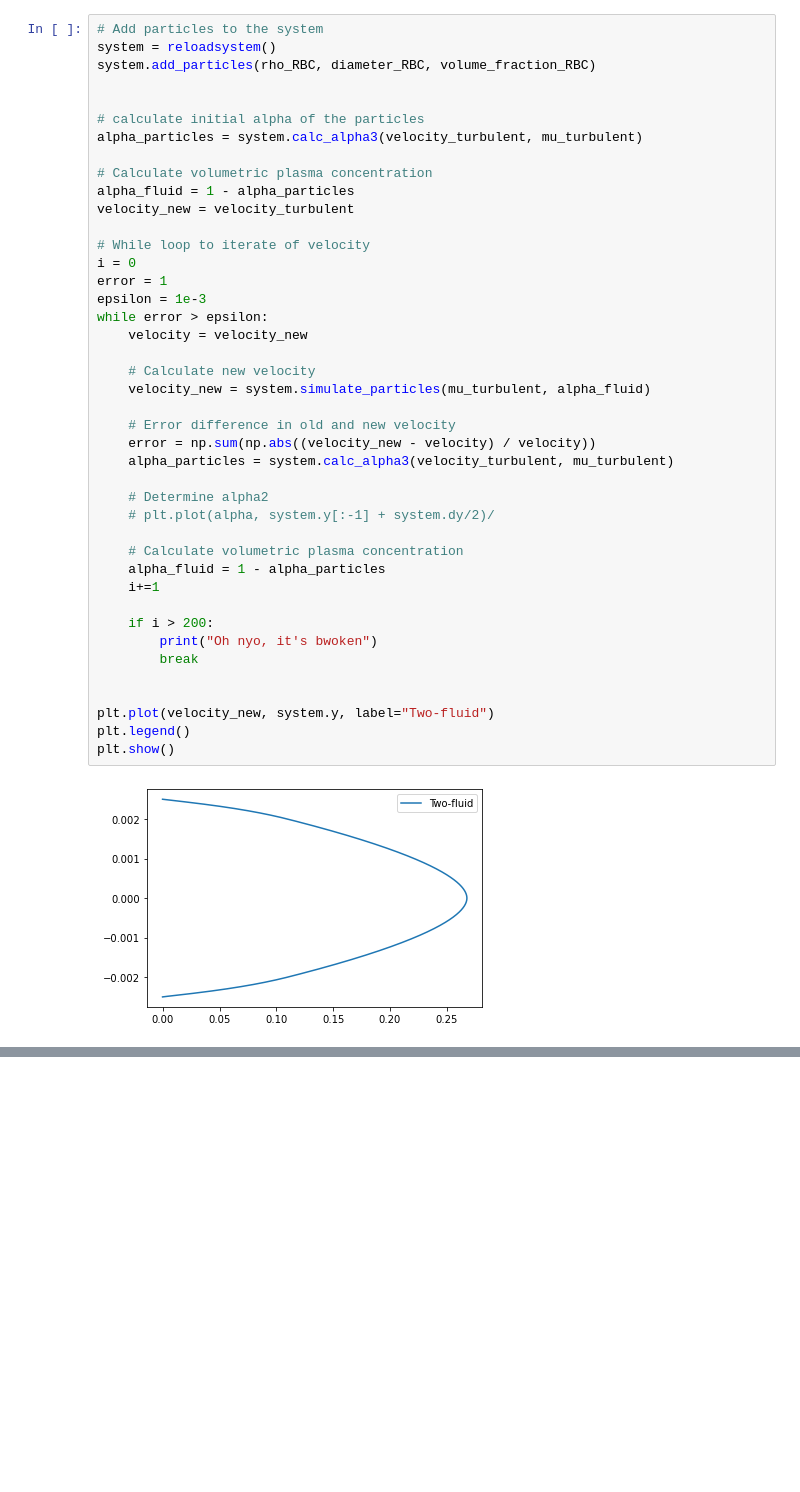
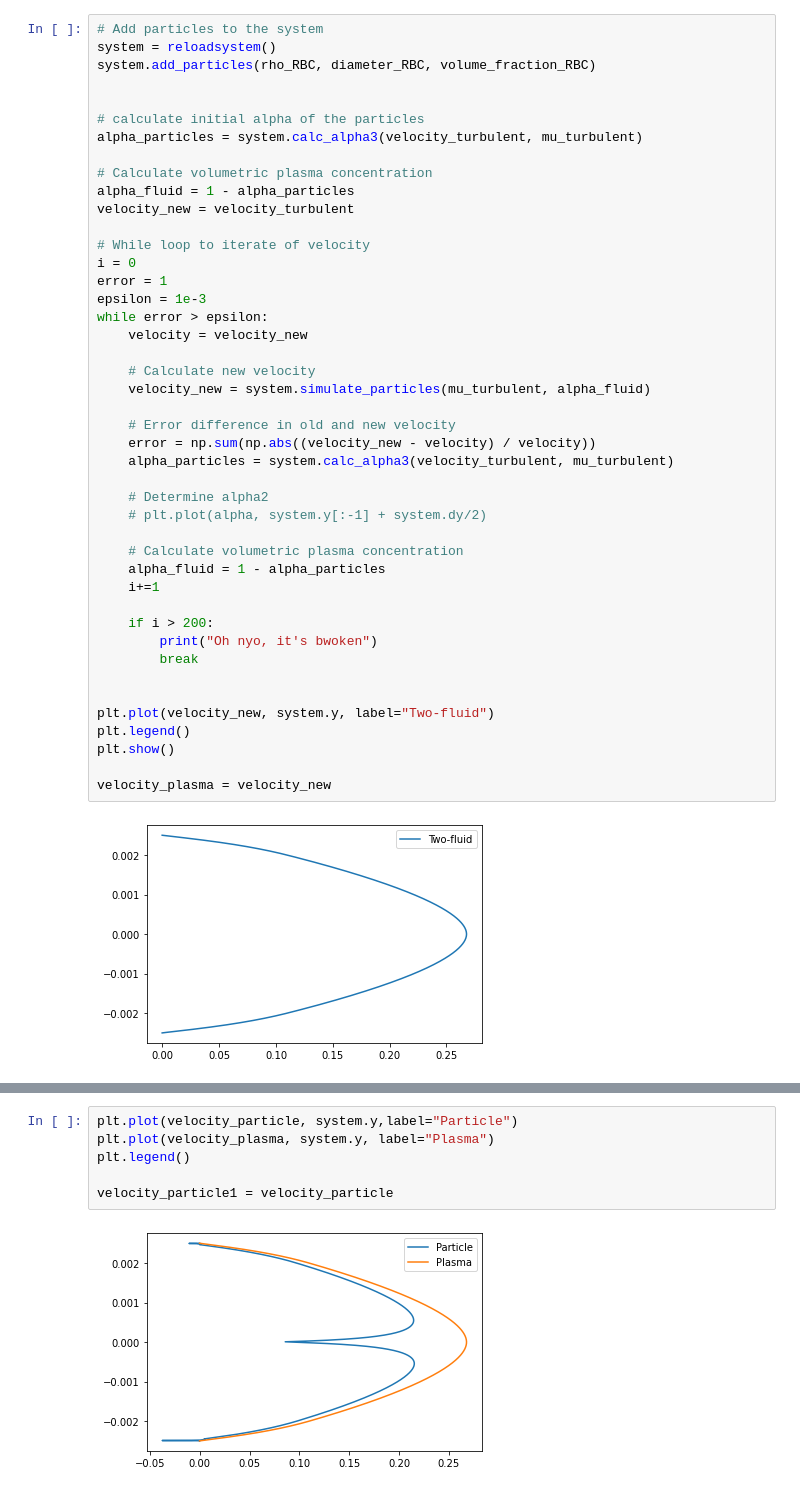
Before and after one commit to Toothpastefairy/comp_multphase_flow, a Jupyter notebook: bloodyguys.ipynb, the cells around one changed output, grey strips where cells are left out. Drawn from its saved outputs; the diff is of its cells as text; blank space fills up the shorter version.

```diff
--- a/bloodyguys.ipynb
+++ b/bloodyguys.ipynb
@@ -323,7 +357,7 @@ while error > epsilon:
     alpha_particles = system.calc_alpha3(velocity_turbulent, mu_turbulent)
 
     # Determine alpha2
-    # plt.plot(alpha, system.y[:-1] + system.dy/2)/
+    # plt.plot(alpha, system.y[:-1] + system.dy/2)
 
     # Calculate volumetric plasma concentration
     alpha_fluid = 1 - alpha_particles
@@ -337,5 +371,7 @@ while error > epsilon:
 plt.plot(velocity_new, system.y, label="Two-fluid")
 plt.legend()
 plt.show()
+
+velocity_plasma = velocity_new
 # %% [output]
 [figure]
@@ -345,0 +418,8 @@ print(len(alpha_fluid), len(mu_turbulent))
+# %%
+plt.plot(velocity_particle, system.y,label="Particle")
+plt.plot(velocity_plasma, system.y, label="Plasma")
+plt.legend()
+
+velocity_particle1 = velocity_particle
+# %% [output]
+[figure, added]
```
Also changed, not shown: parts of 14 cells of this notebook.
